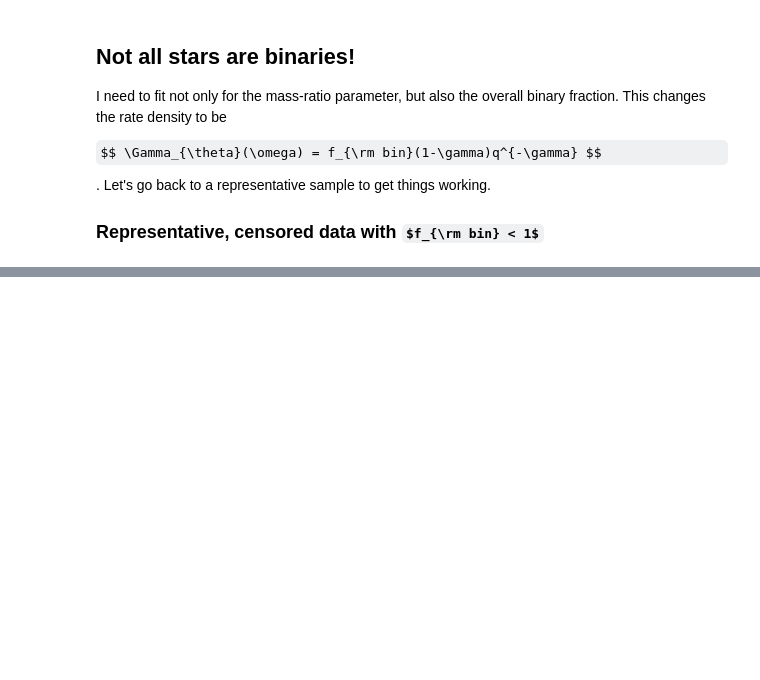
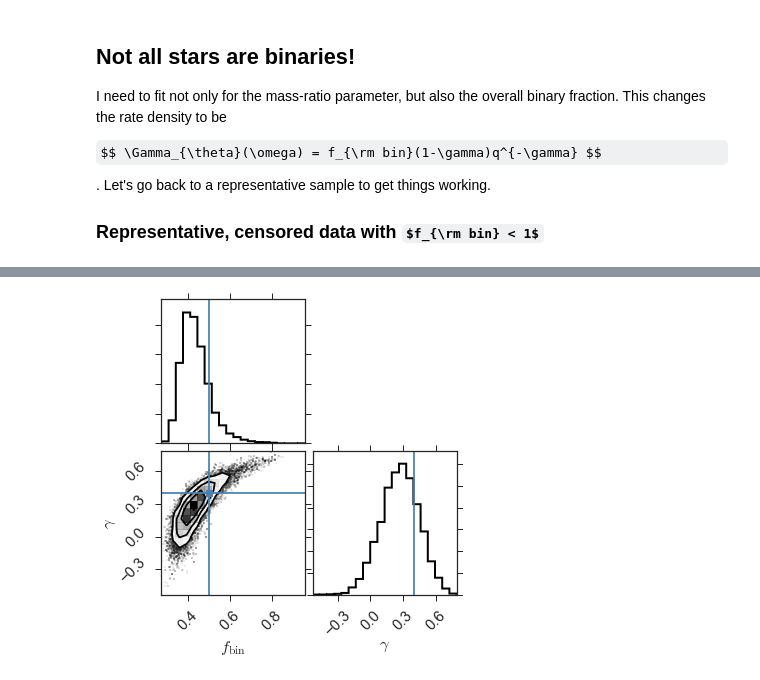
Before and after one commit to kgullikson88/BinaryInference, a Jupyter notebook: Method_Summary.ipynb, the cells around one changed output, grey strips where cells are left out. Saved outputs shown, nothing was run; the diff lists cells and outputs as text; code cells hidden in the pictures; some formulas as TeX source; blank space fills up the shorter version.

```diff
--- a/Method_Summary.ipynb
+++ b/Method_Summary.ipynb
@@ -495,3 +501,9 @@ plt.subplots_adjust(left=0.15, bottom=0.2)
 # %%
 par_ranges = [[0, 1.0], [0, 0.999]]
 censored_fitter.fit(backend='emcee', n_burn=150, n_prod=400, nwalkers=100, guess=False, initial_pars=par_ranges)
+# %%
+censored_fitter.triangle(truths=(0.5, 0.4), hist_kwargs=dict(lw=2))
+plt.savefig('Figures/Triangle_representative_fbin.pdf')
+plt.savefig('Figures/Triangle_representative_fbin.png')
+# %% [output]
+[figure, added]
```
Also changed, not shown: parts of 2 cells of this notebook, 1 other file.
